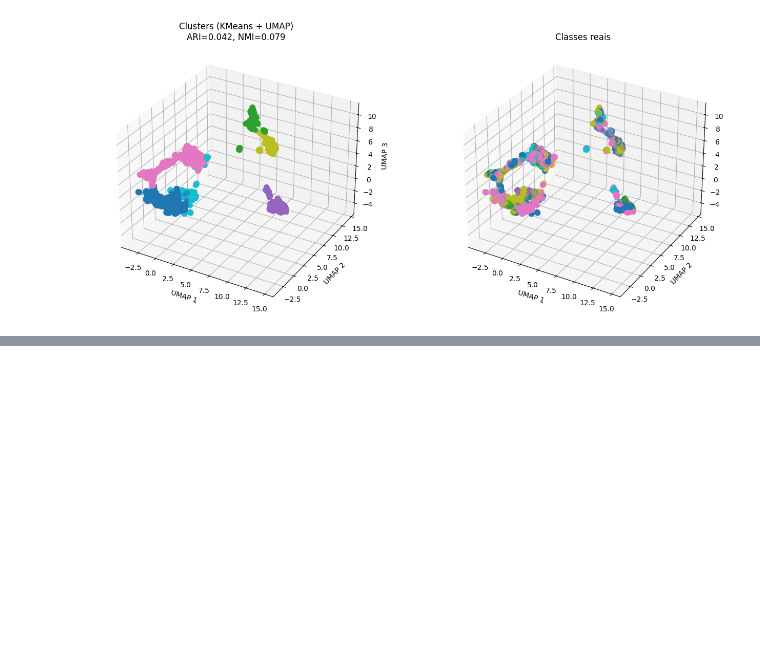
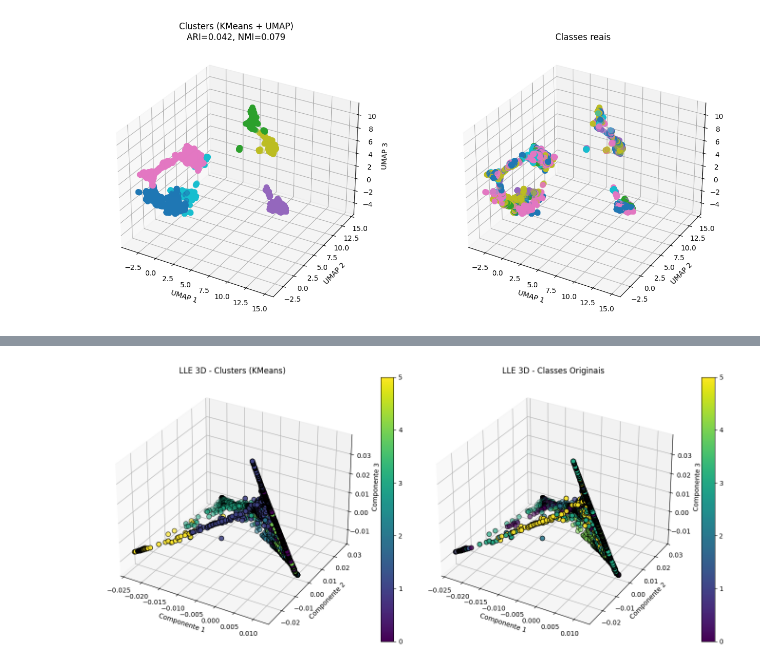
Before and after one commit to grinaldo-oliveira/SibGrapi, a Jupyter notebook: Comparando_Técnicas_com_Clusters_e_Rótulos_Reais.ipynb, the cells around one changed output, grey strips where cells are left out. Drawn from its saved outputs; the diff is of its cells as text; code cells hidden in the pictures; blank space fills up the shorter version.

```diff
--- a/Comparando_Técnicas_com_Clusters_e_Rótulos_Reais.ipynb
+++ b/Comparando_Técnicas_com_Clusters_e_Rótulos_Reais.ipynb
@@ -217,0 +388,85 @@ plt.show()
+# %%
+import numpy as np
+import matplotlib.pyplot as plt
+from sklearn.manifold import LocallyLinearEmbedding
+from sklearn.cluster import KMeans
+from sklearn.metrics import adjusted_rand_score, normalized_mutual_info_score
+from mpl_toolkits.mplot3d import Axes3D  # Necessário para plotagem 3D
+
+# ----------------------------
+# Simulação do embedding e rótulos originais
+# ----------------------------
+# Suponha que você já possua seus embeddings e os rótulos originais,
+# por exemplo:
+# embeddings = np.load("seus_embeddings.npy")
+# labels_originais = np.load("seus_labels.npy")
+
+# Simulação: criamos rótulos originais para 6 classes
+labels_originais = labels
+
+# ----------------------------
+# Redução dimensional utilizando LLE para 3 dimensões
+# ----------------------------
+n_neighbors = 15  # número de vizinhos para o LLE
+n_components = 3  # reduzindo para 3 dimensões para visualização 3D
+lle = LocallyLinearEmbedding(n_neighbors=n_neighbors, n_components=n_components, method='standard')
+embeddings_3d = lle.fit_transform(embeddings)
+
+# ----------------------------
+# Clusterização utilizando KMeans com 6 clusters
+# ----------------------------
+n_clusters = 6
+kmeans = KMeans(n_clusters=n_clusters, random_state=42)
+clusters = kmeans.fit_predict(embeddings)
+
+# ----------------------------
+# Cálculo de métricas: ARI e NMI
+# ----------------------------
+ari = adjusted_rand_score(labels_originais, clusters)
+nmi = normalized_mutual_info_score(labels_originais, clusters)
+
+print(f"Adjusted Rand Index (ARI): {ari:.4f}")
+print(f"Normalized Mutual Information (NMI): {nmi:.4f}")
+
+# ----------------------------
+# Plotagem dos Gráficos 3D de Comparação
+# ----------------------------
+fig = plt.figure(figsize=(14, 6))
+
+# Gráfico 1: Embeddings após LLE em 3D, coloridos com base nos clusters obtidos via KMeans
+ax1 = fig.add_subplot(121, projection='3d')
+scatter1 = ax1.scatter(
+    embeddings_3d[:, 0],
+    embeddings_3d[:, 1],
+    embeddings_3d[:, 2],
+    c=clusters,
+    cmap="viridis",
+    edgecolor="k",
+    s=50
+)
+ax1.set_title("LLE 3D - Clusters (KMeans)")
+ax1.set_xlabel("Componente 1")
+ax1.set_ylabel("Componente 2")
+ax1.set_zlabel("Componente 3")
+fig.colorbar(scatter1, ax=ax1, ticks=range(n_clusters))
+
+# Gráfico 2: Embeddings após LLE em 3D, com cores de acordo com as classes originais
+ax2 = fig.add_subplot(122, projection='3d')
+scatter2 = ax2.scatter(
+    embeddings_3d[:, 0],
+    embeddings_3d[:, 1],
+    embeddings_3d[:, 2],
+    c=labels_originais,
+    cmap="viridis",
+    edgecolor="k",
+    s=50
+)
+ax2.set_title("LLE 3D - Classes Originais")
+ax2.set_xlabel("Componente 1")
+ax2.set_ylabel("Componente 2")
+ax2.set_zlabel("Componente 3")
+fig.colorbar(scatter2, ax=ax2, ticks=range(len(np.unique(labels_originais))))
+
+plt.tight_layout()
+plt.show()
+# %% [output]
@@ -217,0 +475 @@ plt.show()
+[figure, added]
```
Also changed, not shown: parts of 7 cells of this notebook.
